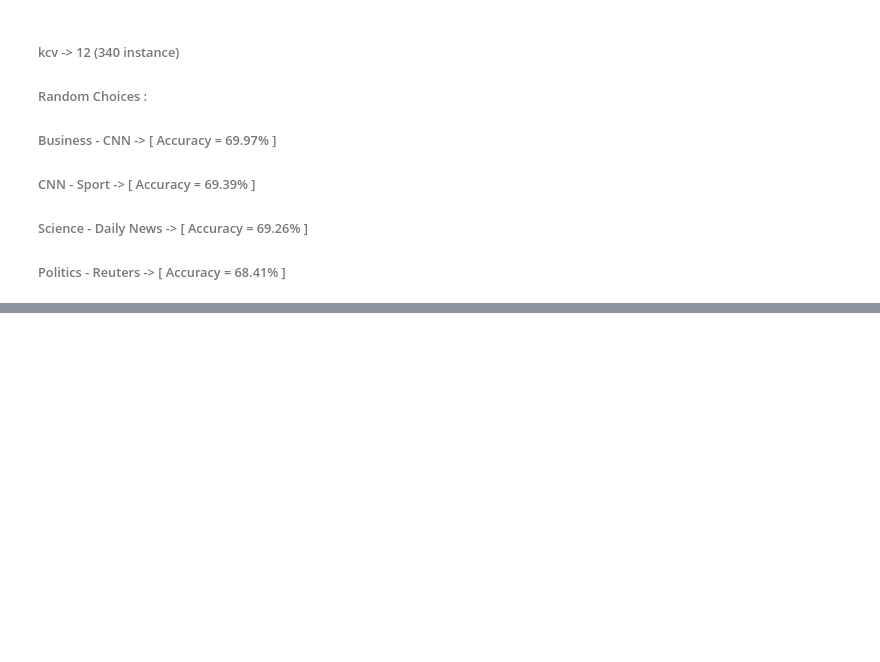
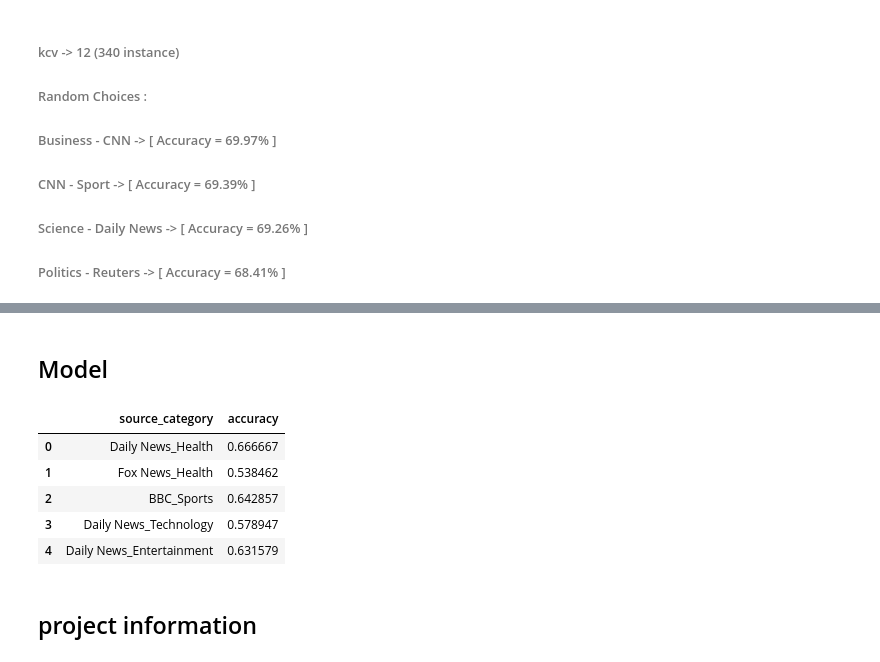
Before and after one commit to YasserELDALY/Fake_News_Classification-ML-, a Jupyter notebook: Note book_2/Preprocessing_2.ipynb, the cells around one changed output, grey strips where cells are left out. Cells and saved outputs as stored; diff of their text form; code cells hidden in the pictures; blank space fills up the shorter version.

```diff
--- a/Note book_2/Preprocessing_2.ipynb
+++ b/Note book_2/Preprocessing_2.ipynb
@@ -516,0 +753,2 @@ weighted avg       0.70      0.68      0.67       307
+# %% [markdown]
+## Model
@@ -516,0 +869,15 @@ weighted avg       0.70      0.68      0.67       307
+# %%
+models_acc=fake_detections(X_train, X_test)
+# %%
+df = pd.DataFrame(list(models_acc.items()), columns=["source_category", "accuracy"])
+# %%
+df.head()
+# %% [output]
+|  | source_category | accuracy |
+| 0 | Daily News_Health | 0.666667 |
+| 1 | Fox News_Health | 0.538462 |
+| 2 | BBC_Sports | 0.642857 |
+| 3 | Daily News_Technology | 0.578947 |
+| 4 | Daily News_Entertainment | 0.631579 |
+# %% [markdown]
+## project information
```
Also changed, not shown: parts of 26 cells of this notebook.
